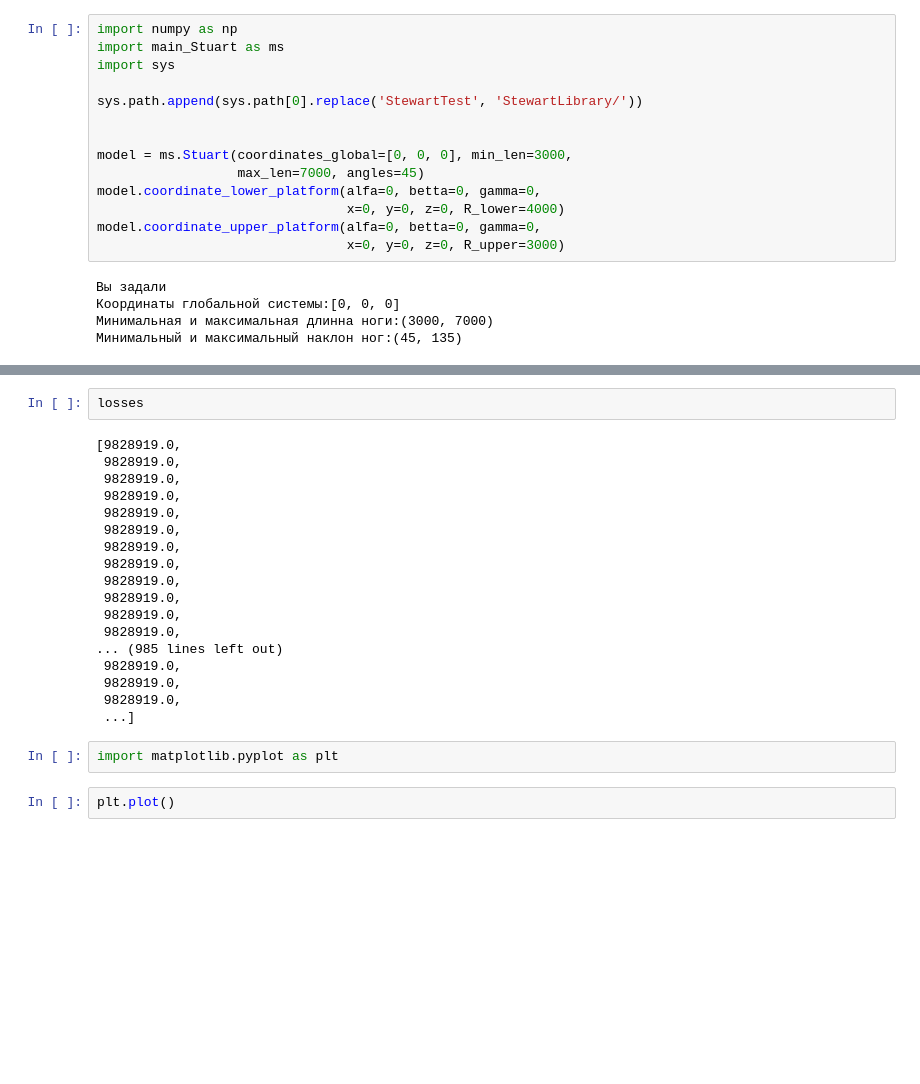
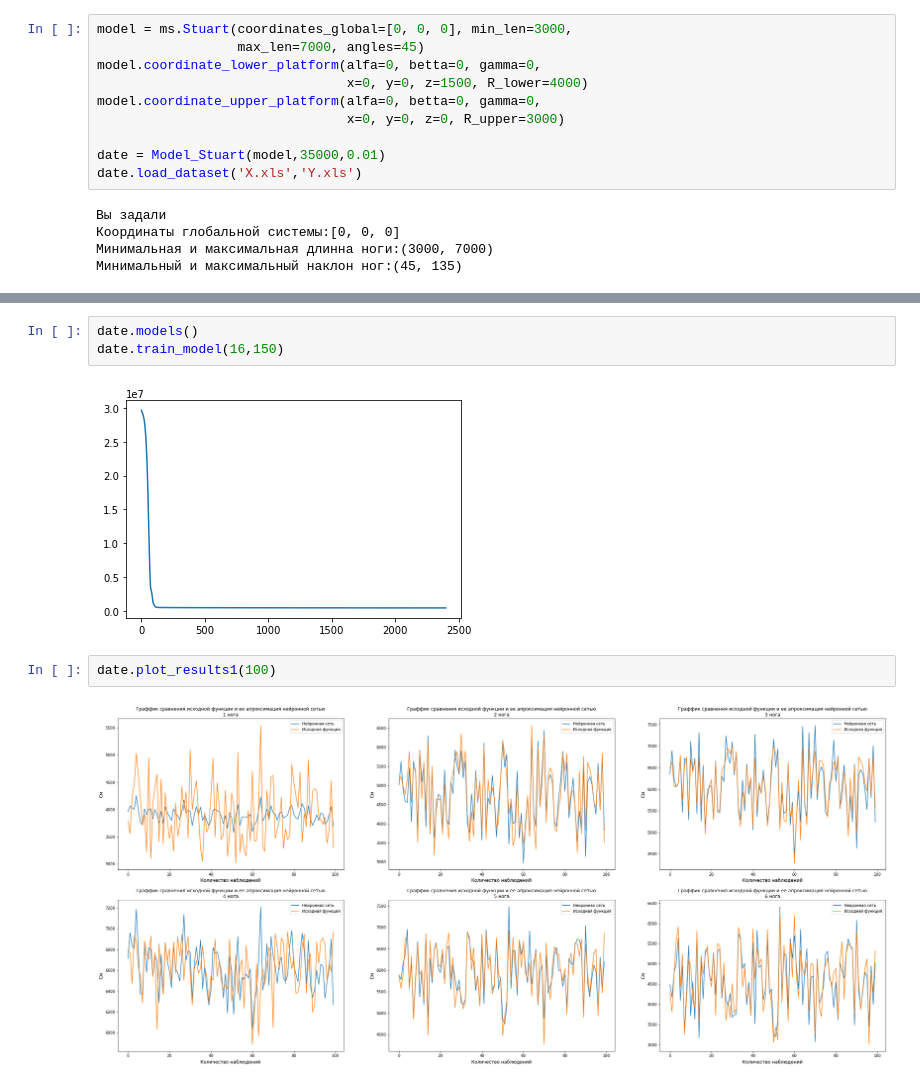
Before and after one commit to neit1t/Stewart_platform_main, a Jupyter notebook: StewartTest/Gets_Dataset.ipynb, the cells around one changed output, grey strips where cells are left out. Drawn from its saved outputs; the diff is of its cells as text; blank space fills up the shorter version.

```diff
--- a/StewartTest/Gets_Dataset.ipynb
+++ b/StewartTest/Gets_Dataset.ipynb
@@ -139,17 +166,13 @@ class Model_Stuart():
 # %%
-import numpy as np
-import main_Stuart as ms
-import sys
-
-sys.path.append(sys.path[0].replace('StewartTest', 'StewartLibrary/'))
-
-
 model = ms.Stuart(coordinates_global=[0, 0, 0], min_len=3000,
                   max_len=7000, angles=45)
 model.coordinate_lower_platform(alfa=0, betta=0, gamma=0,
-                                x=0, y=0, z=0, R_lower=4000)
+                                x=0, y=0, z=1500, R_lower=4000)
 model.coordinate_upper_platform(alfa=0, betta=0, gamma=0,
                                 x=0, y=0, z=0, R_upper=3000)
+
+date = Model_Stuart(model,35000,0.01)
+date.load_dataset('X.xls','Y.xls')
 # %% [output]
 Вы задали
 Координаты глобальной системы:[0, 0, 0]
@@ -203,24 +181,9 @@ for i in range(100):
-# %%
-losses
-# %% [output]
-[9828919.0,
- 9828919.0,
- 9828919.0,
- 9828919.0,
- 9828919.0,
- 9828919.0,
- 9828919.0,
- 9828919.0,
- 9828919.0,
- 9828919.0,
- 9828919.0,
- 9828919.0,
-... (985 lines left out)
- 9828919.0,
- 9828919.0,
- 9828919.0,
- ...]
-# %%
-import matplotlib.pyplot as plt
-# %%
-plt.plot()
+# %%
+date.models()
+date.train_model(16,150)
+# %% [output]
+[figure, added]
+# %%
+date.plot_results1(100)
+# %% [output]
+[figure, added]
```
Also changed, not shown: parts of 10 cells of this notebook, 4 other files.
